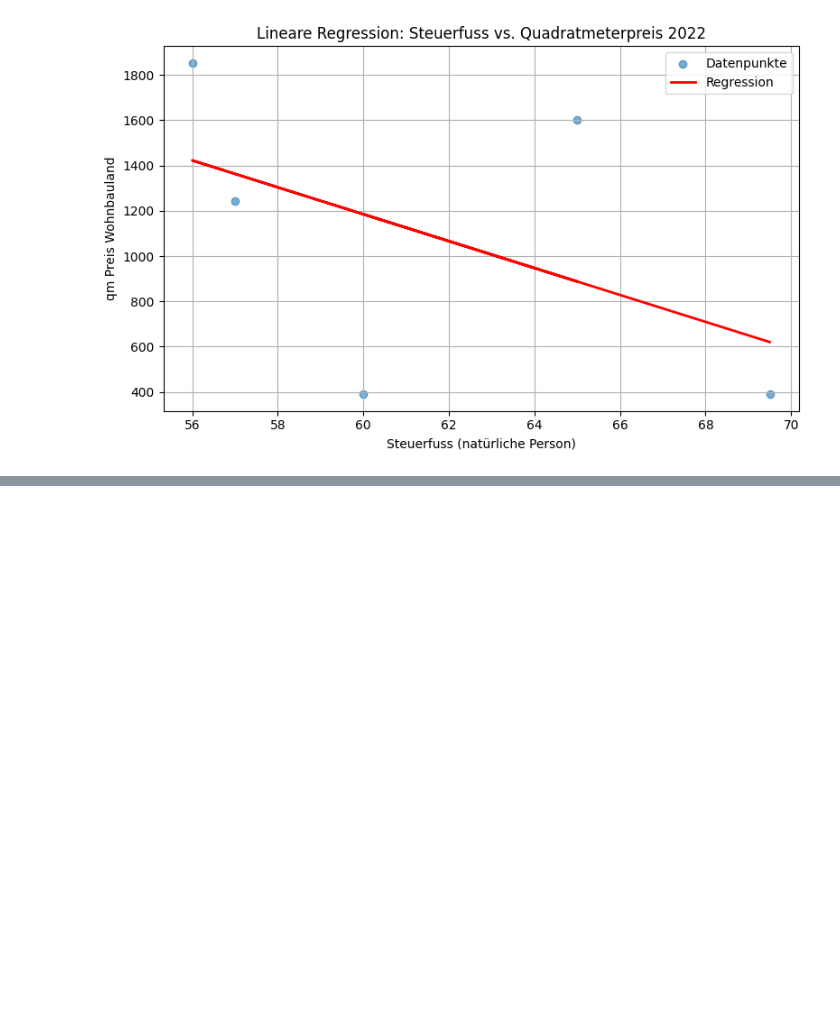
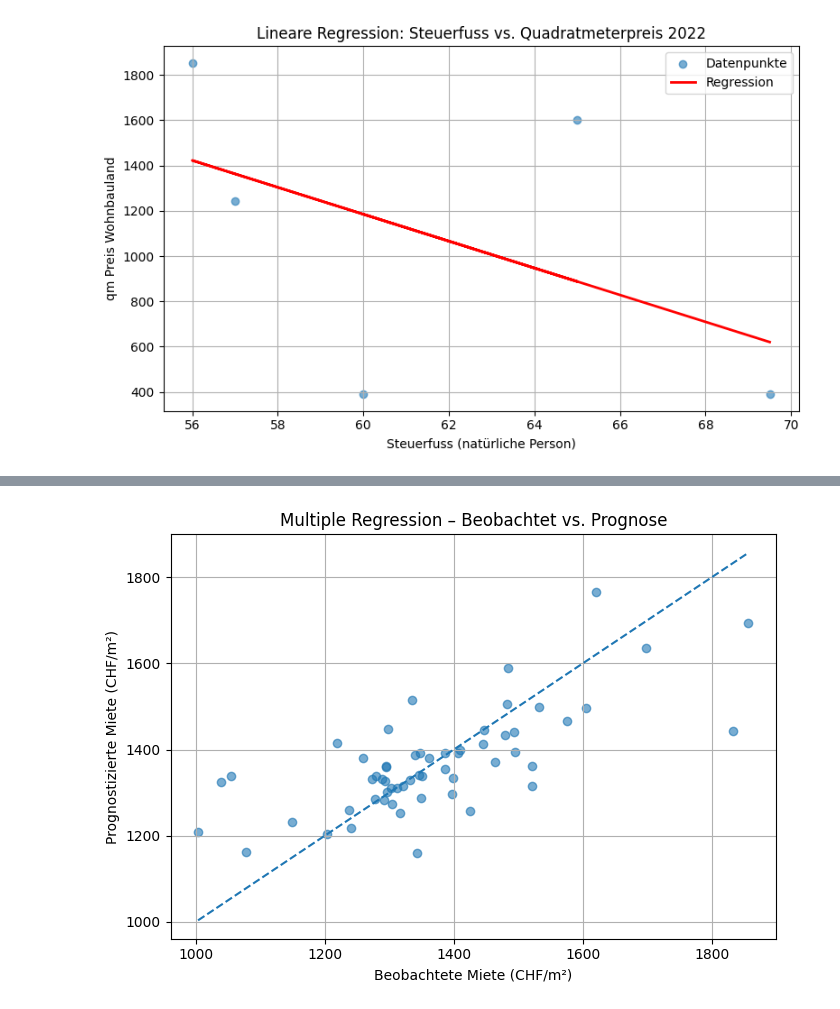
Before and after one commit to hamedamini-zhaw/ARM_Gruppe-5, a Jupyter notebook: Jupyter_Notebook Fabian.ipynb, the cells around one changed output, grey strips where cells are left out. Cells and saved outputs as stored; diff of their text form; code cells hidden in the pictures; blank space fills up the shorter version.

```diff
--- a/Jupyter_Notebook Fabian.ipynb
+++ b/Jupyter_Notebook Fabian.ipynb
@@ -291,0 +294,81 @@ Anzahl Beobachtungen: 5
+# %%
+# ----------------------------------------
+# Multiple Lineare Regression
+# Average Rent CHF per m2
+# ----------------------------------------
+
+import pandas as pd
+import matplotlib.pyplot as plt
+from sklearn.linear_model import LinearRegression
+from sklearn.metrics import r2_score
+
+# ----------------------------------------
+# 1. Daten laden
+# ----------------------------------------
+file_path = "02 - Data Preparation/Data/eda_dataset_2019_complete.csv"
+df = pd.read_csv(file_path)
+
+# ----------------------------------------
+# 2. Relevante Spalten auswählen
+# ----------------------------------------
+cols = [
+    "Average Rent CHF per m2",
+    "Average Household Size",
+    "Income per Taxpayer CHF"
+]
+
+df_model = df[cols].copy()
+
+# ----------------------------------------
+# 3. Daten bereinigen
+#    - NaN entfernen
+#    - Werte = 0 entfernen
+# ----------------------------------------
+df_model = df_model.dropna()
+
+df_model = df_model[
+    (df_model["Average Rent CHF per m2"] != 0) &
+    (df_model["Average Household Size"] != 0) &
+    (df_model["Income per Taxpayer CHF"] != 0)
+]
+
+# ----------------------------------------
+# 4. Regressionsvariablen definieren
+# ----------------------------------------
+X = df_model[
+    ["Average Household Size", "Income per Taxpayer CHF"]
+]
+y = df_model["Average Rent CHF per m2"]
+
+# ----------------------------------------
+# 5. Multiple lineare Regression
+# ----------------------------------------
+model = LinearRegression()
+model.fit(X, y)
+
+y_pred = model.predict(X)
+
+# ----------------------------------------
+# 6. Ergebnisse ausgeben
+# ----------------------------------------
+print("Multiple lineare Regression:")
+print(f"Intercept: {model.intercept_:.2f}")
+print("Koeffizienten:")
+print(f"  Average Household Size: {model.coef_[0]:.4f}")
+print(f"  Income per Taxpayer CHF: {model.coef_[1]:.6f}")
+print(f"R²: {r2_score(y, y_pred):.4f}")
+print(f"Anzahl Beobachtungen: {len(df_model)}")
+
+# ----------------------------------------
+# 7. Diagnose-Plot: Beobachtet vs. Prognose
+# ----------------------------------------
+plt.figure(figsize=(7, 5))
+plt.scatter(y, y_pred, alpha=0.6)
+plt.plot([y.min(), y.max()], [y.min(), y.max()], linestyle="--")
+plt.xlabel("Beobachtete Miete (CHF/m²)")
+plt.ylabel("Prognostizierte Miete (CHF/m²)")
+plt.title("Multiple Regression – Beobachtet vs. Prognose")
+plt.grid(True)
+plt.tight_layout()
+plt.show()
+# %% [output]
@@ -291,0 +382 @@ Anzahl Beobachtungen: 5
+[figure, added]
```
Also changed, not shown: parts of 6 cells of this notebook, 1 other file.
